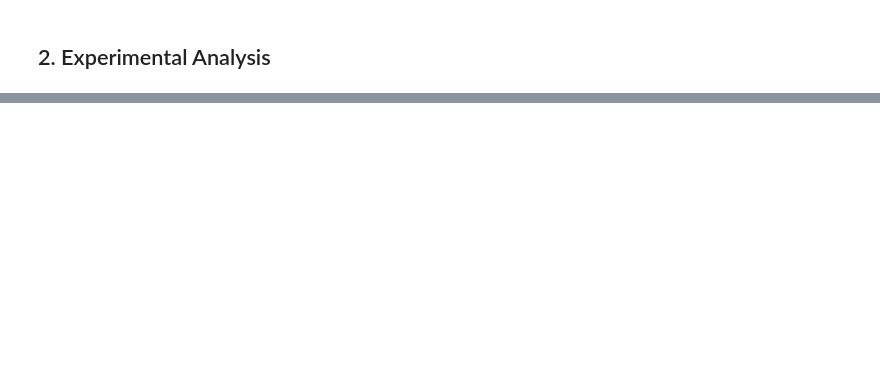
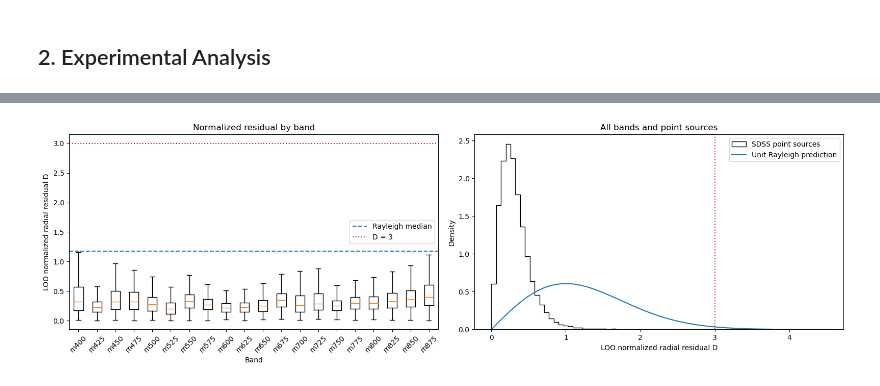
Before and after one commit to gxjudie/7DTonCOSMOS_photoz_validation, a Jupyter notebook: Notebooks/notebook2_test.ipynb, the cells around one changed output, grey strips where cells are left out. Drawn from its saved outputs; the diff is of its cells as text; code cells hidden in the pictures; blank space fills up the shorter version.

```diff
--- a/Notebooks/notebook2_test.ipynb
+++ b/Notebooks/notebook2_test.ipynb
@@ -272,0 +1397,80 @@ plot_SourceImgFromCatalog(only_7dt_overlap, pixel_range=100)
+# %%
+population_tables = []
+skipped_master_ids = []
+for master_id in np.asarray(sdss_star20["master_id"], dtype=np.int64):
+    try:
+        _, position_table = point_source_position_table(master_id)
+        population_tables.append(position_table)
+    except (KeyError, ValueError):
+        skipped_master_ids.append(int(master_id))
+
+if not population_tables:
+    raise RuntimeError("No SDSS point source has complete positional diagnostics.")
+point_source_population = vstack(population_tables, metadata_conflicts="silent")
+population_summary_rows = []
+for band in BANDS_7DT:
+    choose = np.asarray(point_source_population["band"]).astype(str) == band
+    normalized = np.asarray(
+        point_source_population["loo_normalized_residual"][choose], dtype=float
+    )
+    normalized = normalized[np.isfinite(normalized)]
+    population_summary_rows.append((
+        band, int(band[1:]), len(normalized),
+        float(np.median(normalized)),
+        float(np.percentile(normalized, 68)),
+        float(np.mean(normalized < 3.0)),
+    ))
+population_summary = Table(
+    rows=population_summary_rows,
+    names=["band", "wavelength_nm", "n_residuals", "median_D", "p68_D", "fraction_D_lt_3"],
+)
+for name in ("median_D", "p68_D", "fraction_D_lt_3"):
+    population_summary[name].format = ".4f"
+
+band_values = [
+    np.asarray(
+        point_source_population["loo_normalized_residual"][
+            np.asarray(point_source_population["band"]).astype(str) == band
+        ],
+        dtype=float,
+    )
+    for band in BANDS_7DT
+]
+all_normalized = np.asarray(
+    point_source_population["loo_normalized_residual"], dtype=float
+)
+all_normalized = all_normalized[np.isfinite(all_normalized)]
+rayleigh_grid = np.linspace(0, max(4.5, np.percentile(all_normalized, 99)), 500)
+rayleigh_density = rayleigh_grid * np.exp(-0.5 * rayleigh_grid**2)
+
+population_figure, population_axes = plt.subplots(1, 2, figsize=(16, 5))
+population_axes[0].boxplot(band_values, positions=np.arange(len(BANDS_7DT)), showfliers=False)
+population_axes[0].axhline(np.sqrt(2.0 * np.log(2.0)), color="tab:blue", linestyle="--",
+                           label="Rayleigh median")
+population_axes[0].axhline(3.0, color="tab:red", linestyle=":", label="D = 3")
+population_axes[0].set_xticks(np.arange(len(BANDS_7DT)), BANDS_7DT, rotation=45)
+population_axes[0].set(xlabel="Band", ylabel="LOO normalized radial residual D",
+                       title="Normalized residual by band")
+population_axes[0].legend()
+population_axes[1].hist(all_normalized, bins=60, density=True, histtype="step",
+                        color="black", label="SDSS point sources")
+population_axes[1].plot(rayleigh_grid, rayleigh_density, color="tab:blue",
+                        label="Unit Rayleigh prediction")
+population_axes[1].axvline(3.0, color="tab:red", linestyle=":")
+population_axes[1].set(xlabel="LOO normalized radial residual D", ylabel="Density",
+                       title="All bands and point sources")
+population_axes[1].legend()
+population_figure.tight_layout()
+population_path = FIG_DIR / "sdss_point_source_normalized_residuals.png"
+population_figure.savefig(population_path, dpi=160, bbox_inches="tight")
+plt.show()
+
+print(f"Point sources used: {len(population_tables)}")
+print(f"Skipped point sources: {len(skipped_master_ids)}")
+print(f"Global median D: {np.median(all_normalized):.4f} "
+      f"(unit-Rayleigh median: {np.sqrt(2.0 * np.log(2.0)):.4f})")
+print(f"Residuals with D < 3: {np.mean(all_normalized < 3.0):.4f} "
+      f"(unit-Rayleigh expectation: {1.0 - np.exp(-4.5):.4f})")
+display(population_summary)
+# %% [output]
+[figure, added]
```
Also changed, not shown: parts of 19 cells of this notebook.
